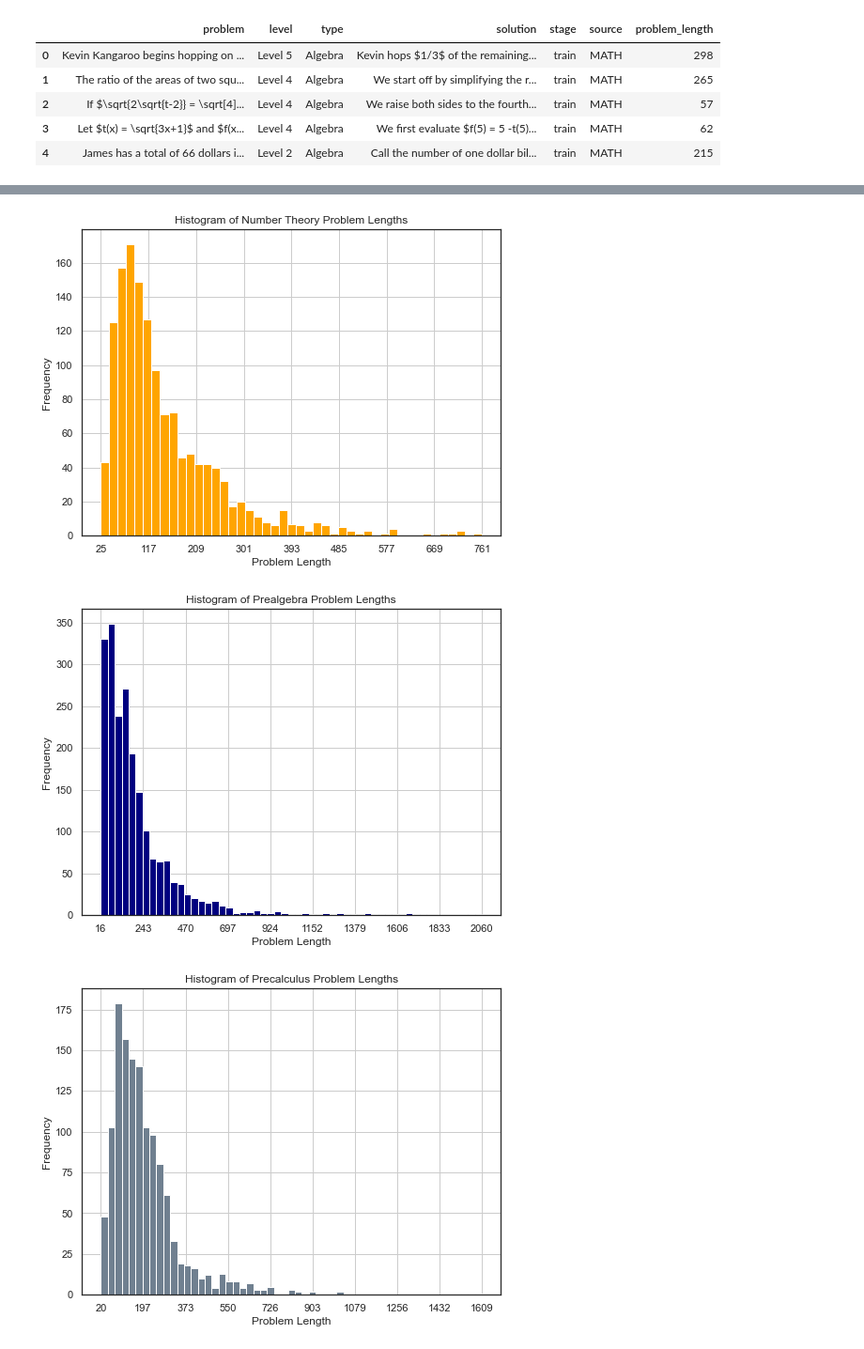
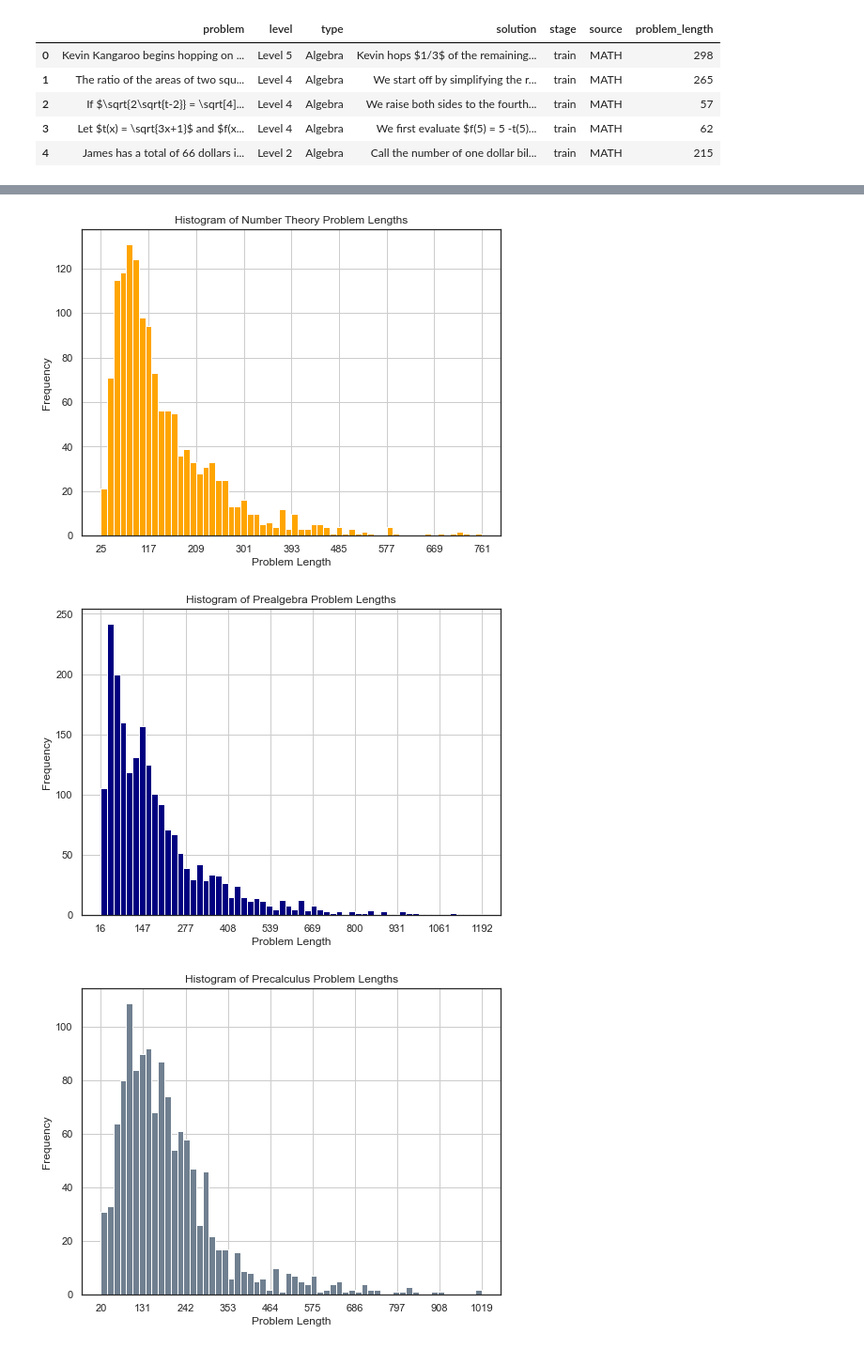
Before and after one commit to AparnaGupta0301/Machine_learning, a Jupyter notebook: ai-mathematical-olympiad-prize/Summary_Plots.ipynb, the cells around one changed output, grey strips where cells are left out. Shown at 94% size. Drawn from its saved outputs; the diff is of its cells as text; code cells hidden in the pictures.

```diff
--- a/ai-mathematical-olympiad-prize/Summary_Plots.ipynb
+++ b/ai-mathematical-olympiad-prize/Summary_Plots.ipynb
@@ -201,7 +205,7 @@ plt.show()
 # creating a histogram of the problem length for NUMBER THEORY problems
 plt.figure(figsize=(8, 6))
 ntheory_probs = math_problems[math_problems['type'] == 'Number Theory']
-ntheory_probs['problem_length'].hist(bins=45, color='orange')
+ntheory_probs['problem_length'].hist(bins=60, color='orange')
 # Set labels and title
 plt.xlabel('Problem Length')
 plt.ylabel('Frequency')
@@ -211,34 +215,36 @@ plt.xticks(x_ticks)
 # Show the plot
 plt.show()
 # %% [output]
-[figure, old version]
+[figure, new version]
 # %%
 # creating a histogram of the problem length for PREALGEBRA problems
 plt.figure(figsize=(8, 6))
 prealg_probs = math_problems[math_problems['type'] == 'Prealgebra']
-prealg_probs['problem_length'].hist(bins=55, color='navy')
+prealg_probs_filtered = prealg_probs[prealg_probs['problem_length'] <= 1206]
+prealg_probs_filtered['problem_length'].hist(bins=60, color='navy')
 # Set labels and title
 plt.xlabel('Problem Length')
 plt.ylabel('Frequency')
 plt.title('Histogram of Prealgebra Problem Lengths')
-x_ticks = np.linspace(prealg_probs['problem_length'].min(), prealg_probs['problem_length'].max(), num=10)
+x_ticks = np.linspace(prealg_probs_filtered['problem_length'].min(), prealg_probs_filtered['problem_length'].max(), num=10)
 plt.xticks(x_ticks)
 # Show the plot
 plt.show()
 # %% [output]
-[figure, old version]
+[figure, new version]
 # %%
 # creating a histogram of the problem length for PRECALCULUS problems
 plt.figure(figsize=(8, 6))
 precalc_probs = math_problems[math_problems['type'] == 'Precalculus']
-precalc_probs['problem_length'].hist(bins=55, color='slategray')
+precalc_probs_filtered = precalc_probs[precalc_probs['problem_length'] <= 1079]
+precalc_probs_filtered['problem_length'].hist(bins=60, color='slategray')
 # Set labels and title
 plt.xlabel('Problem Length')
 plt.ylabel('Frequency')
 plt.title('Histogram of Precalculus Problem Lengths')
-x_ticks = np.linspace(precalc_probs['problem_length'].min(), precalc_probs['problem_length'].max(), num=10)
+x_ticks = np.linspace(precalc_probs_filtered['problem_length'].min(), precalc_probs_filtered['problem_length'].max(), num=10)
 plt.xticks(x_ticks)
 # Show the plot
 plt.show()
 # %% [output]
-[figure, old version]
+[figure, new version]
```
Also changed, not shown: parts of 4 cells of this notebook.
